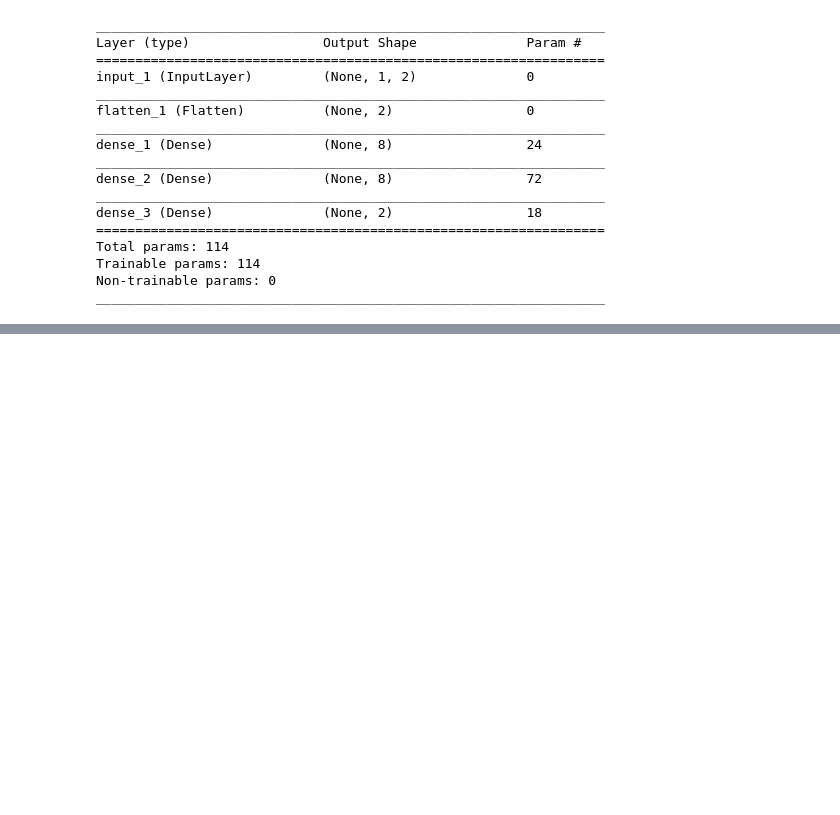
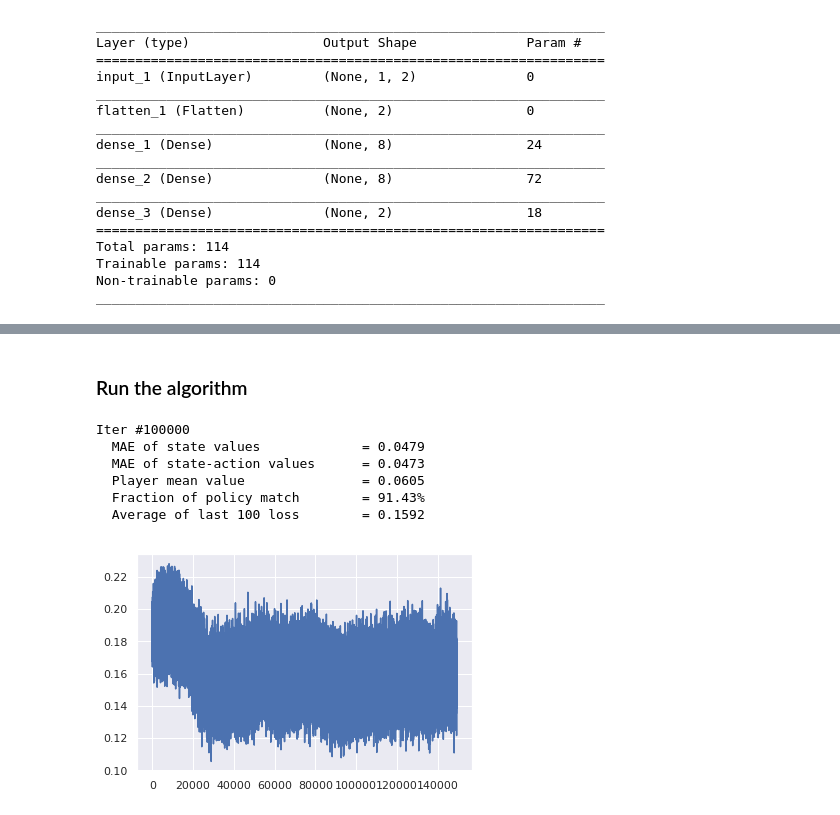
Before and after one commit to kota7/easy21-notebook, a Jupyter notebook: notebook/8_deep-q-network.ipynb, the cells around one changed output, grey strips where cells are left out. Saved outputs shown, nothing was run; the diff lists cells and outputs as text; code cells hidden in the pictures; blank space fills up the shorter version.

```diff
--- a/notebook/8_deep-q-network.ipynb
+++ b/notebook/8_deep-q-network.ipynb
@@ -505,0 +652,55 @@ Expected player value    = 0.06084
+# %% [markdown]
+### Run the algorithm
+# %%
+model_q = MLPRegressor((8, 8), warm_start=True, max_iter=1, learning_rate_init=3e-4)
+model_t = clone(model_q)
+
+# prefit to specify the output format
+s = env.reset()
+s_ = states_to_array([s])
+y_ = np.random.normal(size=(1, 2))
+model_q.fit(s_, y_)
+model_t.fit(s_, y_)
+copy_weights(model_q, model_t)
+
+explore_policy = EpsilonGreedyPolicy(0.5)
+replay_memory = ReplayBuffer(10**4)
+
+step_count = 0
+mae_vs = []
+mae_qs = []
+fracs = []
+values = []
+losses = []
+# %%
+for i in range(10**5):
+    model_q, model_t, step_count, losses_ = dqn_episode_sklearn(model_q, model_t, states_to_array,
+                                                                replay_memory, explore_policy,
+                                                                step_count=step_count, batch_size=128)
+    losses += losses_
+    if (i+1) % 100 == 0:
+        mae_v, mae_q, frac, value_, _ = evaluate_q_sklearn(model_q, plot=False, message=False)
+        mae_vs.append(mae_v)
+        mae_qs.append(mae_q)
+        fracs.append(frac)
+        values.append(value_)
+        if (i+1) % 2500 == 0:
+            clear_output()
+            print("Iter #%d" % (i+1))
+            print("  MAE of state values             = %.4f" % mae_v)
+            print("  MAE of state-action values      = %.4f" % mae_q)
+            print("  Player mean value               = %.4f" % value_)
+            print("  Fraction of policy match        = %.2f%%" % (100*frac))
+            print("  Average of last 100 loss        = %.4f" % (sum(losses[-100:]) / 100.))
+# %% [output]
+Iter #100000
+  MAE of state values             = 0.0479
+  MAE of state-action values      = 0.0473
+  Player mean value               = 0.0605
+  Fraction of policy match        = 91.43%
+  Average of last 100 loss        = 0.1592
+# %%
+plt.plot(losses[500:])
+None
+# %% [output]
+[figure, added]
```
Also changed, not shown: parts of 29 cells of this notebook.
